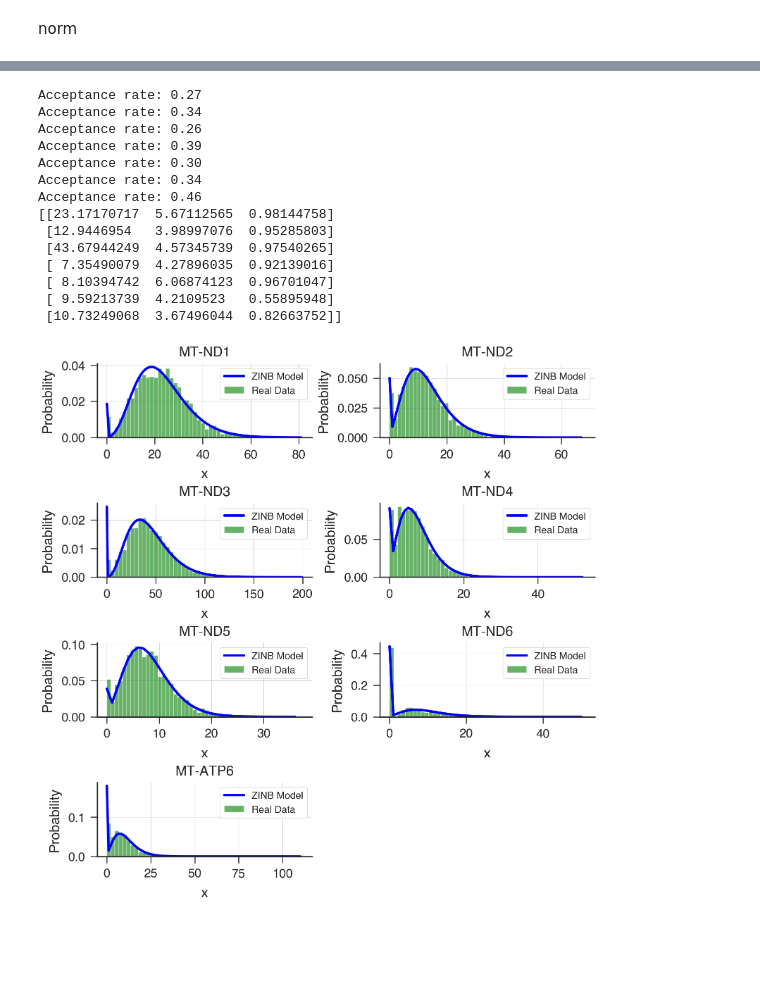
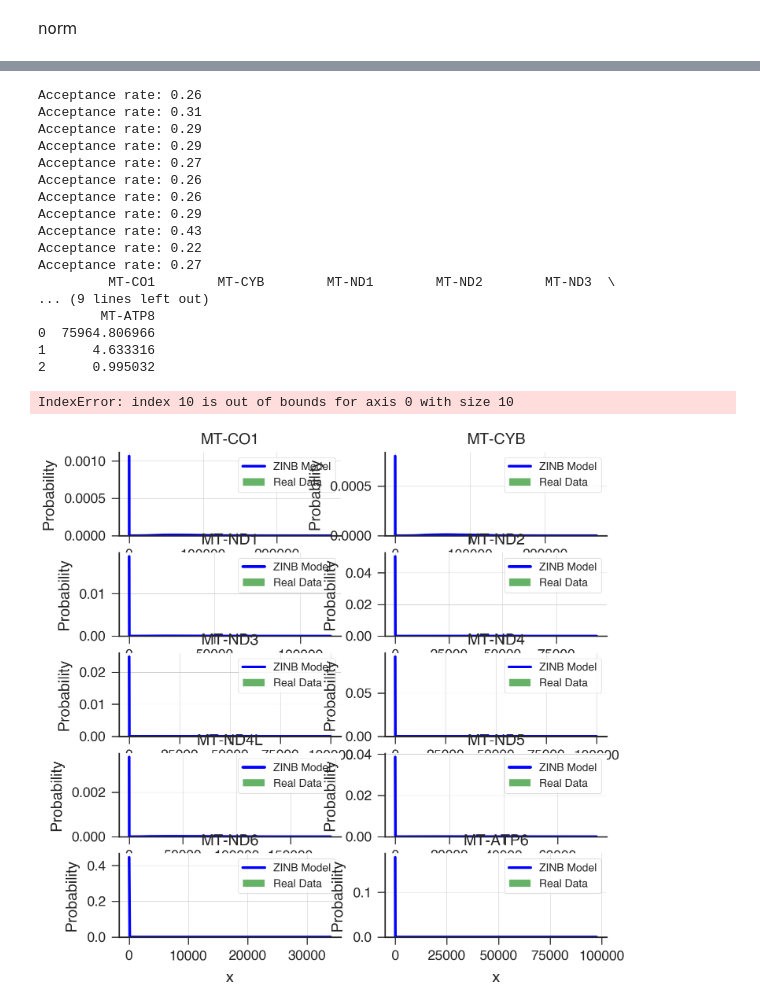
Before and after one commit to LaiquendiJ/UROP-2024-Summer, a Jupyter notebook: 02_MCMC_Simulation_of_Gene_Distribution.ipynb, the cells around one changed output, grey strips where cells are left out. Saved outputs shown, nothing was run; the diff lists cells and outputs as text; code cells hidden in the pictures; blank space fills up the shorter version.

```diff
--- a/02_MCMC_Simulation_of_Gene_Distribution.ipynb
+++ b/02_MCMC_Simulation_of_Gene_Distribution.ipynb
@@ -384,10 +479,13 @@ zinb_pre_para = pd.DataFrame(np.array([[0.1, 0.1, 0.3, 0.1, 0.1, 0.1, 0.1],
+# %%
+name_1 = 'MT-ATP6'
+para = [500,0.07,0.003]
 # %%
 def metropolis_hastings_zinb(data,pre_para,n_iter=10000, burn_in=2000, thin=5):
     sigma_mu = pre_para[0]
     sigma_r = pre_para[1]
     sigma_psi = pre_para[2]
     trace = np.zeros((n_iter, 3))  # ordered mu, r, psi
-    trace[0, :] = np.array([5., 1.,0.1])
+    trace[0, :] = np.array([5000., 5.,0.9])
     acceptance_rate = np.zeros(n_iter)
     mu = trace[0, 0]
 
@@ -395,7 +493,7 @@ def metropolis_hastings_zinb(data,pre_para,n_iter=10000, burn_in=2000, thin=5):
         theta = trace[i-1, :]  # theta = (mu, r, psi)
 
         theta_p = np.array([np.random.normal(theta[0], sigma_mu),
-                            truncnorm_prop_r(theta[1], sigma_r),
+                            truncnorm_prop_pos(theta[1], sigma_r),
                             truncnorm_prop_psi(theta[2], sigma_psi)])
         mu_p = theta_p[0]
         if mu <= 0:
@@ -413,3 +511,5 @@ def metropolis_hastings_zinb(data,pre_para,n_iter=10000, burn_in=2000, thin=5):
             trace[i, :] = theta
     print( "Acceptance rate: %.2f" % acceptance_rate[burn_in:].mean())
     return pd.DataFrame(trace[burn_in::thin, :])
+trace = metropolis_hastings_zinb(zinb_data[name_1],para,n_iter=10000, burn_in=5000)
+print(trace.mean())
@@ -415,0 +649,9 @@ def metropolis_hastings_zinb(data,pre_para,n_iter=10000, burn_in=2000, thin=5):
+# %%
+x = np.array(range(0, round(data_norm[name_1].max()),100))
+# Compute the ZINB distribution PDF values
+pmf = [zinb_pmf(j, res) for j in x]
+
+# Plot the Negative Binomial distribution
+plt.plot(x, pmf, color='b', label='ZINB Model')
+plt.hist(data_norm[name_1],  bins=50, density=True,
+                alpha=0.6, color='g', label='Real Data')
@@ -416,54 +677,59 @@ def metropolis_hastings_zinb(data,pre_para,n_iter=10000, burn_in=2000, thin=5):
 # %%
 n_iter = 10000
 burn_in = 5000
-zinb_paras = np.zeros((len(zinb_index), 3))
+zinb_paras = pd.DataFrame(np.zeros((3,len(zinb_index))),columns=zinb_index) ###
 
 for i, key in enumerate(zinb_data.columns):
     vals_mcmc = metropolis_hastings_zinb(zinb_data[key],zinb_pre_para[key],n_iter, burn_in)
 
-    zinb_paras[i, :] = vals_mcmc.mean()
+    zinb_paras[key] = vals_mcmc.mean()
 print(zinb_paras)
 # %% [output]
+Acceptance rate: 0.26
+Acceptance rate: 0.31
+Acceptance rate: 0.29
+Acceptance rate: 0.29
 Acceptance rate: 0.27
-Acceptance rate: 0.34
 Acceptance rate: 0.26
-Acceptance rate: 0.39
-Acceptance rate: 0.30
-Acceptance rate: 0.34
-Acceptance rate: 0.46
-[[23.17170717  5.67112565  0.98144758]
- [12.9446954   3.98997076  0.95285803]
- [43.67944249  4.57345739  0.97540265]
- [ 7.35490079  4.27896035  0.92139016]
- [ 8.10394742  6.06874123  0.96701047]
- [ 9.59213739  4.2109523   0.55895948]
- [10.73249068  3.67496044  0.82663752]]
+Acceptance rate: 0.26
+Acceptance rate: 0.29
+Acceptance rate: 0.43
+Acceptance rate: 0.22
+Acceptance rate: 0.27
+         MT-CO1        MT-CYB        MT-ND1        MT-ND2        MT-ND3  \
+... (9 lines left out)
+        MT-ATP8
+0  75964.806966
+1      4.633316
+2      0.995032
 # %%
-fig, axes = plt.subplots(nrows=4, ncols=2, figsize=(16, 16))
+fig, axes = plt.subplots(nrows=5, ncols=2, figsize=(16, 16))
 axes = axes.flatten()  # Flatten the 2D array of axes for easy iteration
 
 for i, key in enumerate(zinb_data.columns):
-    x = np.array(range(0, round(data_norm[key].max())))
+    x = np.array(range(0, round(data_norm[key].max()),100))
     # Compute the ZINB distribution PDF values
-    pmf = [zinb_pmf(j, zinb_paras[i]) for j in x]
+    pmf = [zinb_pmf(j, zinb_paras[key]) for j in x]
 
     # Plot the Negative Binomial distribution
     axes[i].plot(x, pmf, color='b', label='ZINB Model')
-    axes[i].hist(data_norm[key],  bins=50, density=True,
+    axes[i].hist(data_norm[key],  bins=100, density=True,
                  alpha=0.6, color='g', label='Real Data')
 
     # Set titles and labels
+    #axes[i].set_ylim([0, 0.002])
     axes[i].set_title(f'{key}')
     axes[i].set_xlabel('x')
     axes[i].set_ylabel('Probability')
     axes[i].legend()
     axes[i].grid(True)
 
 # Delete the extra graphs
-for j in range(7, len(axes)):
+for j in range(len(zinb_index), len(axes)):
     axes[j].axis('off')
 
 plt.tight_layout()
 plt.show()
 # %% [output]
+IndexError: index 10 is out of bounds for axis 0 with size 10
-[figure, old version]
+[figure, new version]
```
Also changed, not shown: parts of 31 cells of this notebook, 7 other files.
